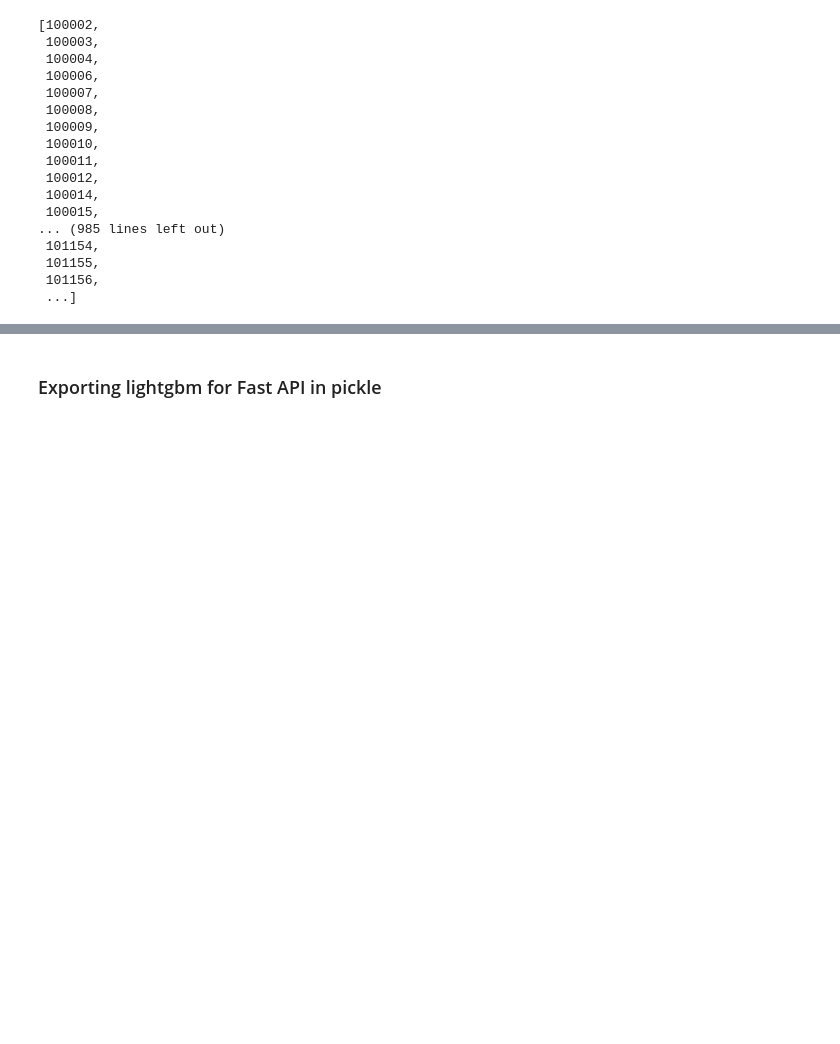
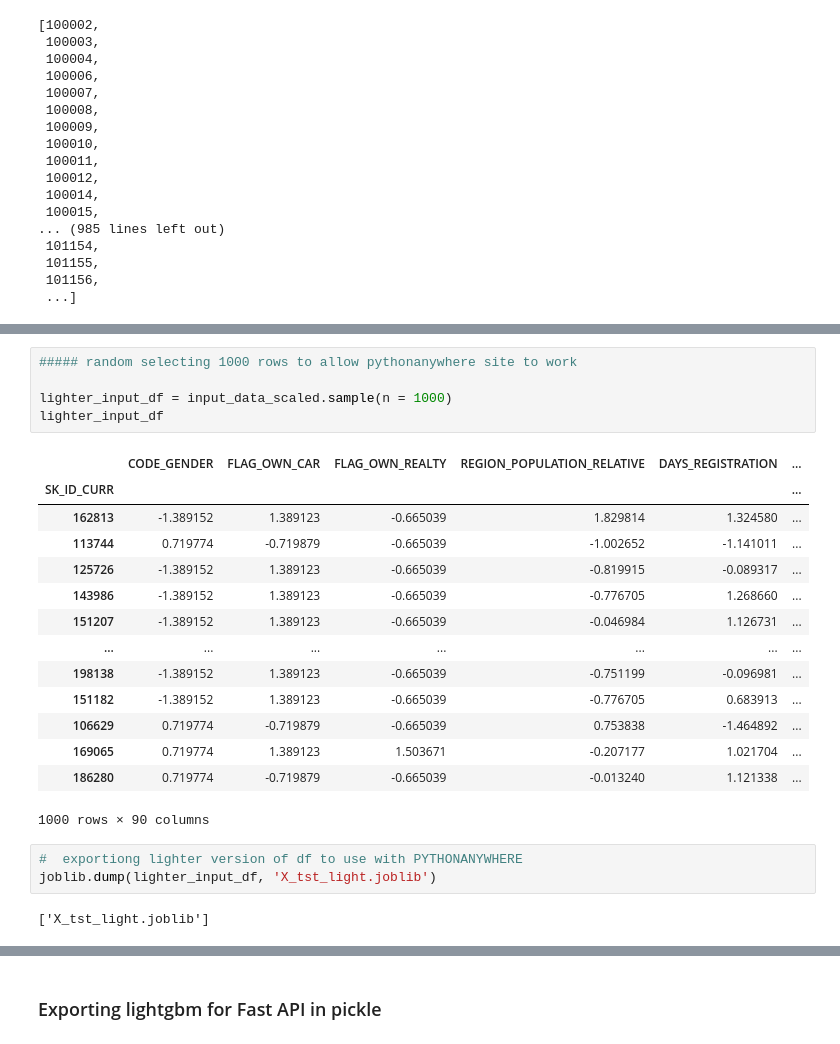
Before and after one commit to SilviaFranze/Project7, a Jupyter notebook: Proj7.ipynb, the cells around one changed output, grey strips where cells are left out. Cells and saved outputs as stored; diff of their text form; blank space fills up the shorter version.

```diff
--- a/Proj7.ipynb
+++ b/Proj7.ipynb
@@ -1000,3 +1046,28 @@ esempio_riga
+# %%
+##### random selecting 1000 rows to allow pythonanywhere site to work
+
+lighter_input_df = input_data_scaled.sample(n = 1000)
+lighter_input_df
+# %% [output]
+|  | CODE_GENDER | FLAG_OWN_CAR | FLAG_OWN_REALTY | REGION_POPULATION_RELATIVE | DAYS_REGISTRATION | ... |
+| SK_ID_CURR |  |  |  |  |  | ... |
+| 162813 | -1.389152 | 1.389123 | -0.665039 | 1.829814 | 1.324580 | ... |
+| 113744 | 0.719774 | -0.719879 | -0.665039 | -1.002652 | -1.141011 | ... |
+| 125726 | -1.389152 | 1.389123 | -0.665039 | -0.819915 | -0.089317 | ... |
+| 143986 | -1.389152 | 1.389123 | -0.665039 | -0.776705 | 1.268660 | ... |
+| 151207 | -1.389152 | 1.389123 | -0.665039 | -0.046984 | 1.126731 | ... |
+| ... | ... | ... | ... | ... | ... | ... |
+| 198138 | -1.389152 | 1.389123 | -0.665039 | -0.751199 | -0.096981 | ... |
+| 151182 | -1.389152 | 1.389123 | -0.665039 | -0.776705 | 0.683913 | ... |
+| 106629 | 0.719774 | -0.719879 | -0.665039 | 0.753838 | -1.464892 | ... |
+| 169065 | 0.719774 | 1.389123 | 1.503671 | -0.207177 | 1.021704 | ... |
+| 186280 | 0.719774 | -0.719879 | -0.665039 | -0.013240 | 1.121338 | ... |
+1000 rows × 90 columns
+# %%
+#  exportiong lighter version of df to use with PYTHONANYWHERE
+joblib.dump(lighter_input_df, 'X_tst_light.joblib')
+# %% [output]
+['X_tst_light.joblib']
 # %%
 light_for_shap.predict_proba(esempio_riga)  # [:,0][0] # probability for class 0, that stands for a negative response, so a good client (credit rembourse)
 # %% [output]
```
Also changed, not shown: parts of 25 cells of this notebook, 3 other files.
